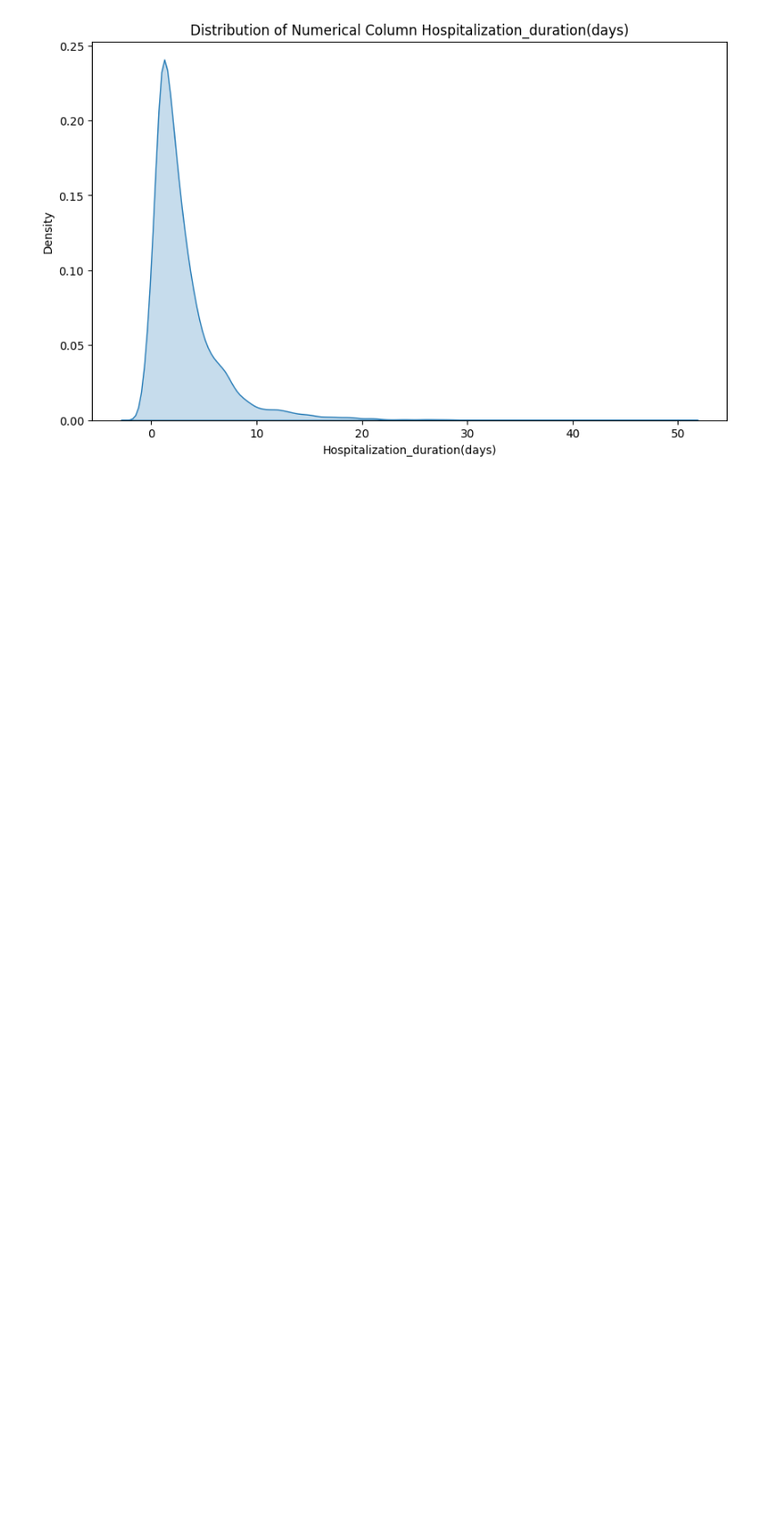
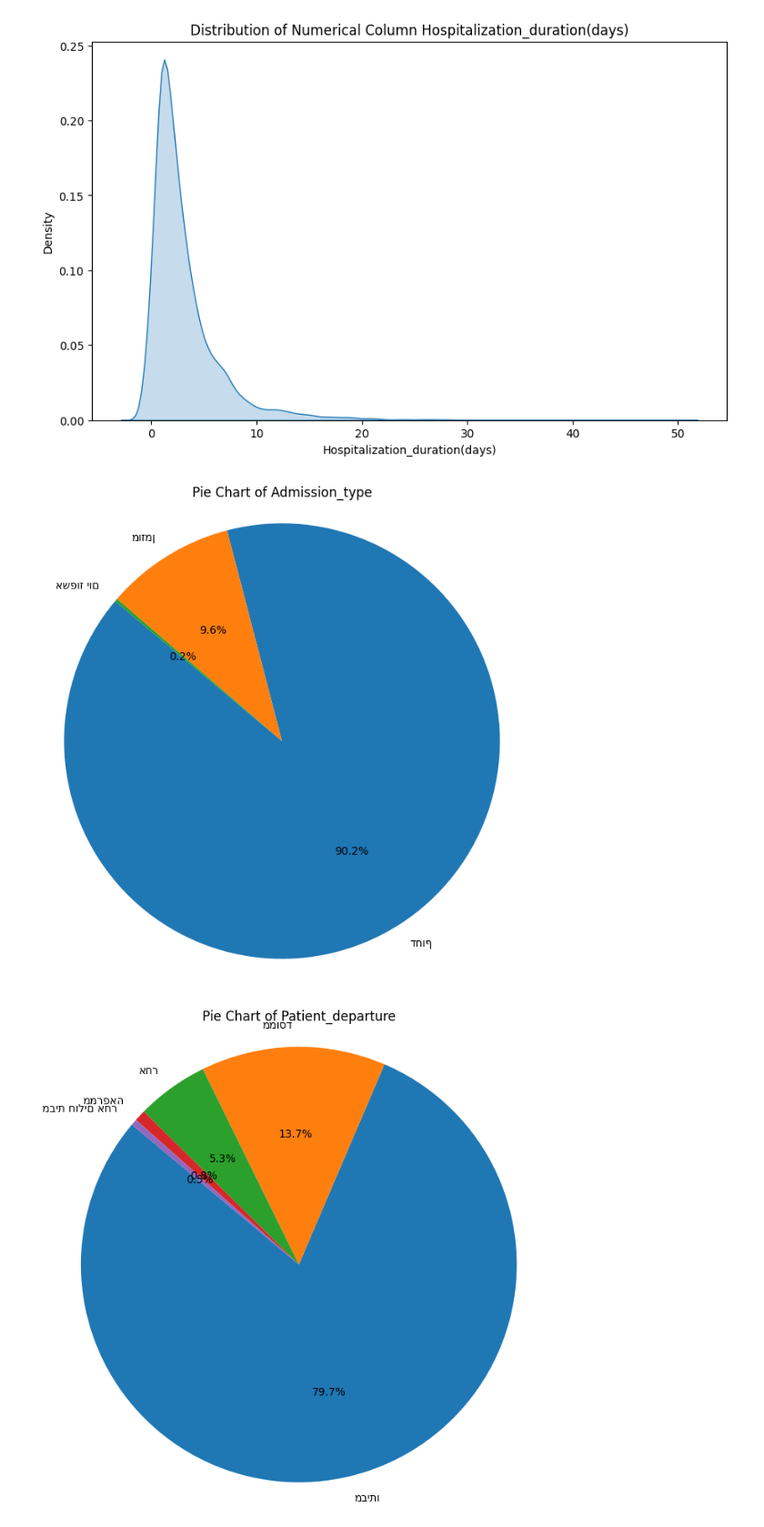
Before and after one commit to RyanWri/data-science2-lab-final-project, a Jupyter notebook: src/team_2/team_2_results.ipynb, the cells around one changed output. Shown at 91% size. Cells and saved outputs as stored; diff of their text form; code cells hidden in the pictures; blank space fills up the shorter version.

Commit message:
Adding Pie Charts and Markdowns

```diff
--- a/src/team_2/team_2_results.ipynb
+++ b/src/team_2/team_2_results.ipynb
@@ -138,3 +140,8 @@ hospitilazation1.kde_numerical()
 [figure]
 [figure]
 [figure]
+# %%
+hospitilazation1.pie_charts_for_categorical()
+# %% [output]
+[figure, added]
+[figure, added]
```
Also changed, not shown: parts of 6 cells of this notebook, 1 other file.
